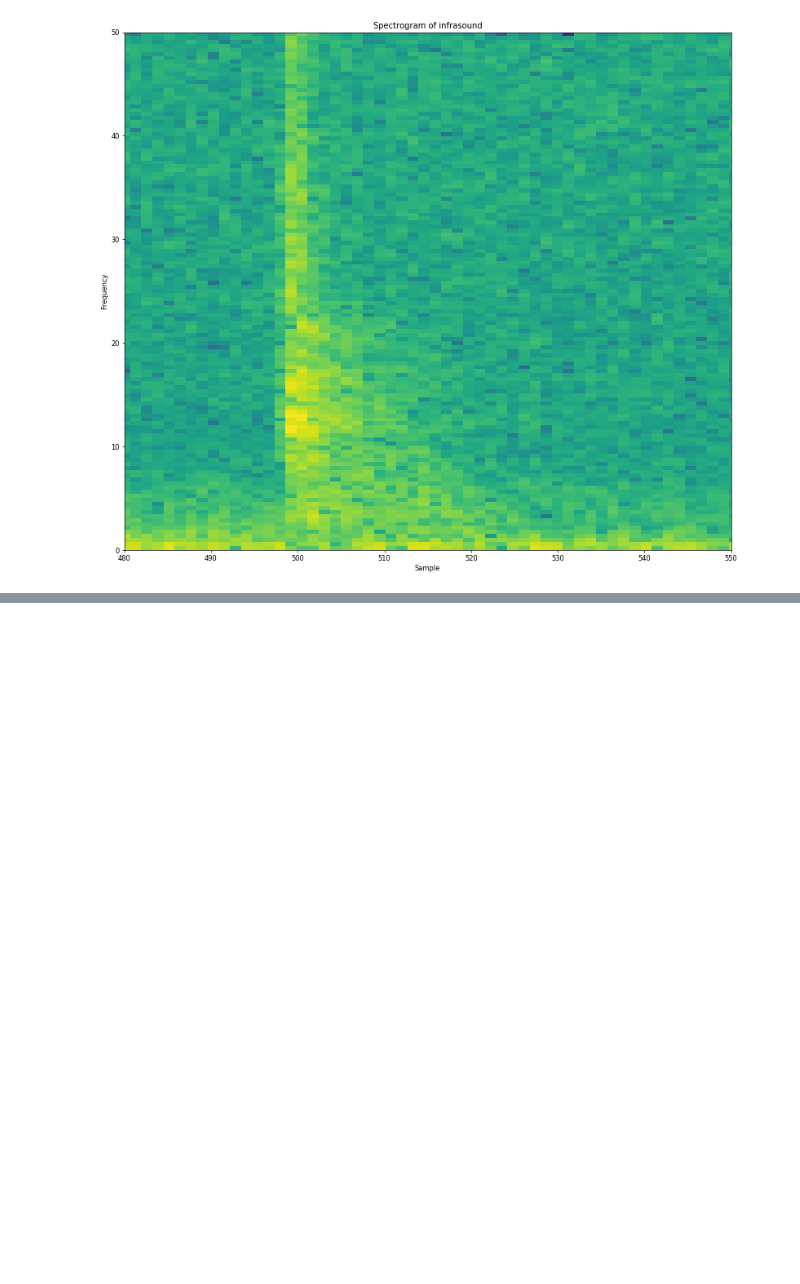
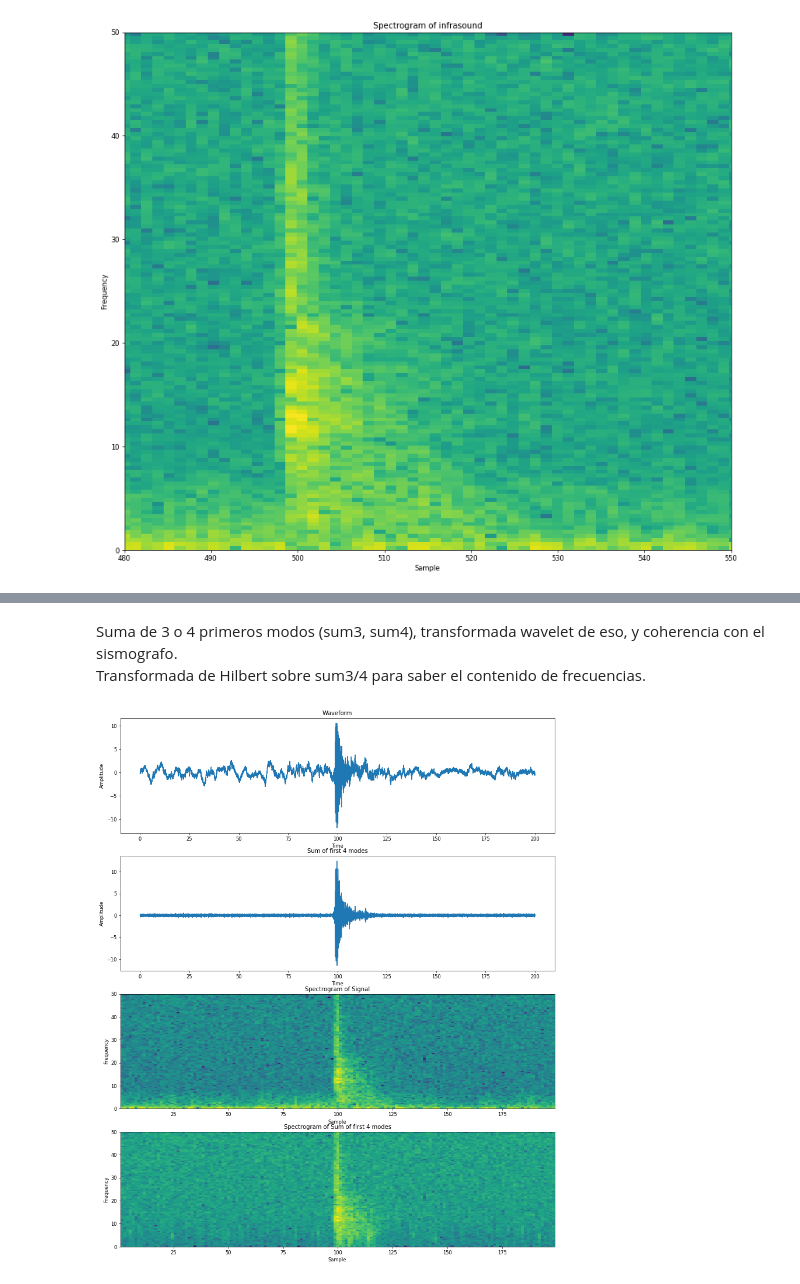
Before and after one commit to Spowrs/AST_Unsam, a Jupyter notebook: AST_final.ipynb, the cells around one changed output, grey strips where cells are left out. Saved outputs shown, nothing was run; the diff lists cells and outputs as text; code cells hidden in the pictures; blank space fills up the shorter version.

```diff
--- a/AST_final.ipynb
+++ b/AST_final.ipynb
@@ -107,0 +338,34 @@ from PyEMD import EMD
+# %% [markdown]
+Suma de 3 o 4 primeros modos (sum3, sum4), transformada wavelet de eso, y coherencia con el sismografo. <br>
+Transformada de Hilbert sobre sum3/4 para saber el contenido de frecuencias. <br>
+# %%
+sum4 = np.zeros([np.size(imfs[0])])
+for modo in imfs[:3]:
+    sum4 = sum4 + modo
+
+fig11 = plt.figure(figsize=(16, 20), dpi=60) # (width, height) in inches.
+ax111 , ax112, ax113, ax114 = fig11.subplots(4)
+
+ax111.plot(T,S)
+ax111.set_title('Waveform')
+ax111.set_xlabel('Time')
+ax111.set_ylabel('Amplitude')
+
+ax112.plot(T,sum4)
+ax112.set_title('Sum of first 4 modes')
+ax112.set_xlabel('Time')
+ax112.set_ylabel('Amplitude')
+
+ax113.specgram(S,Fs=100)
+ax113.set_title('Spectrogram of Signal')
+ax113.set_xlabel('Sample')
+ax113.set_ylabel('Frequency')
+
+ax114.specgram(sum4,Fs=100)
+ax114.set_title('Spectrogram of Sum of first 4 modes')
+ax114.set_xlabel('Sample')
+ax114.set_ylabel('Frequency')
+
+plt.show()
+# %% [output]
+[figure, added]
```
Also changed, not shown: parts of 19 cells of this notebook.
